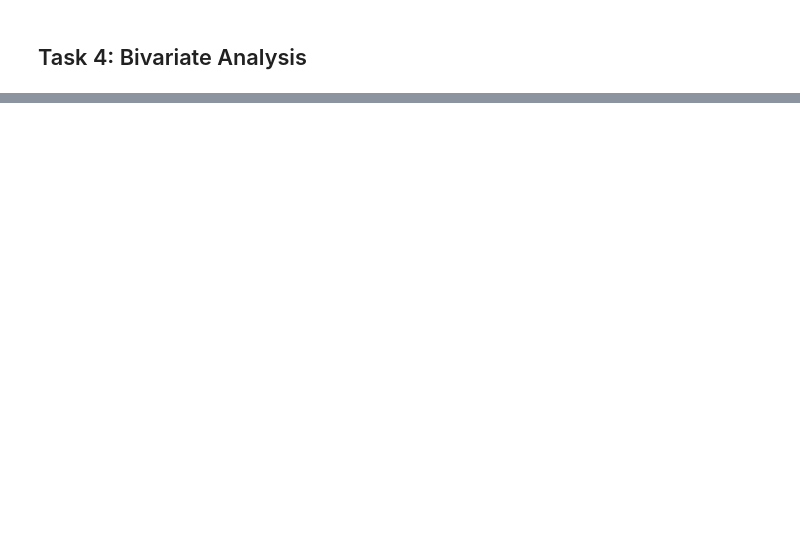
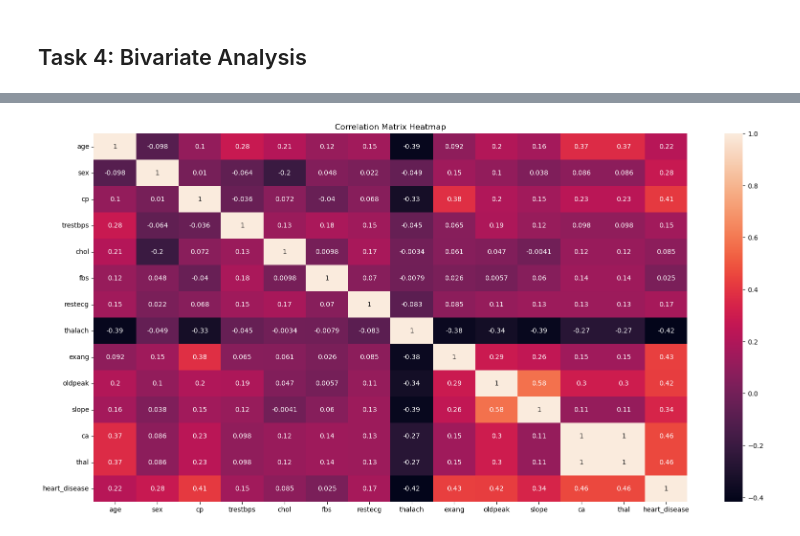
Before and after one commit to Amoako419/Heart_EDA, a Jupyter notebook: eda.ipynb, the cells around one changed output, grey strips where cells are left out. Saved outputs shown, nothing was run; the diff lists cells and outputs as text; code cells hidden in the pictures; blank space fills up the shorter version.

```diff
--- a/eda.ipynb
+++ b/eda.ipynb
@@ -265,0 +304,8 @@ sns.barplot(x='sex',y='heart_disease',legend='auto',hue='sex',data=health_data);
+# %%
+corr = health_data.corr()
+plt.figure(figsize=(20,10))
+sns.heatmap(corr,annot=True)
+plt.title("Correlation Matrix Heatmap")
+plt.show()
+# %% [output]
+[figure, added]
```
Also changed, not shown: parts of 13 cells of this notebook.
